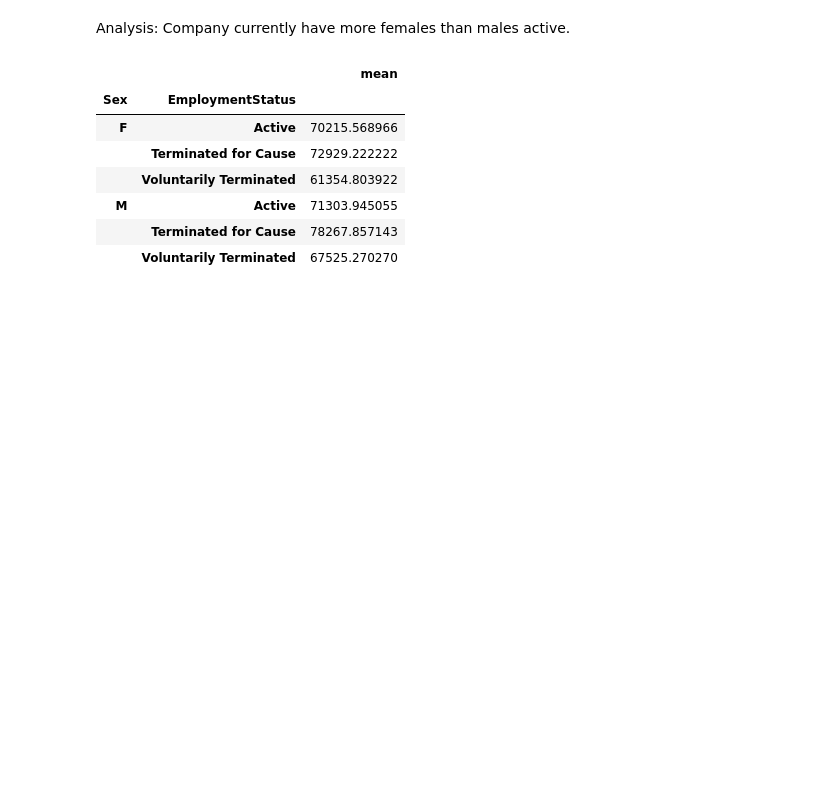
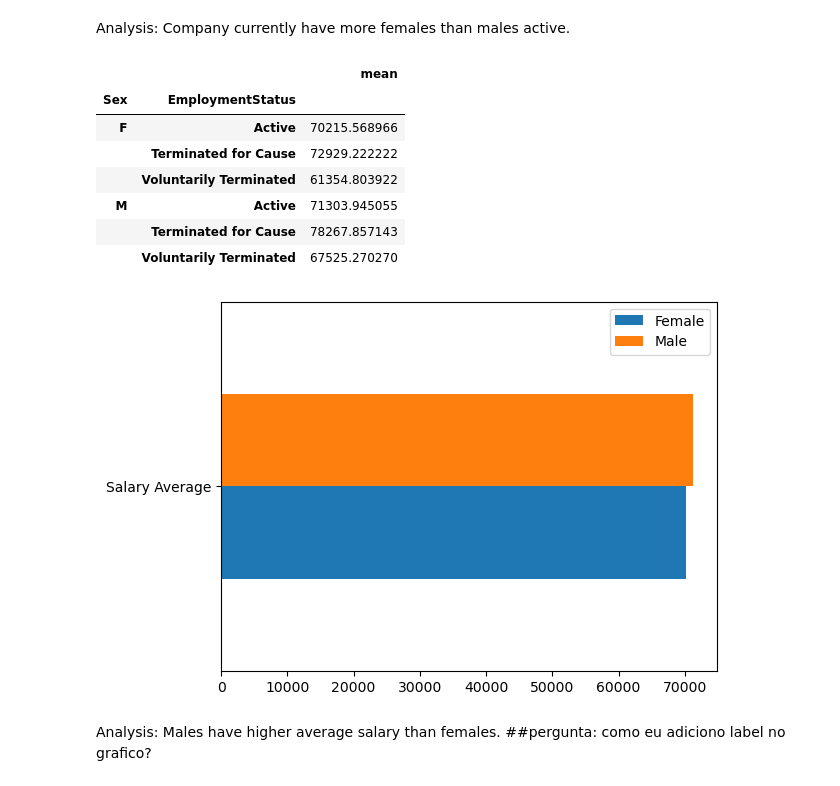
Before and after one commit to rossettifla/HRPythonproject, a Jupyter notebook: Genderdifferencesproject.ipynb, the cells around one changed output. Saved outputs shown, nothing was run; the diff lists cells and outputs as text; code cells hidden in the pictures; blank space fills up the shorter version.

```diff
--- a/Genderdifferencesproject.ipynb
+++ b/Genderdifferencesproject.ipynb
@@ -191,3 +191,22 @@ df.groupby(['Sex', 'EmploymentStatus']).Salary.agg(['mean'])
 | M | Active | 71303.945055 |
 |  | Terminated for Cause | 78267.857143 |
 |  | Voluntarily Terminated | 67525.270270 |
+# %%
+# Define Data
+
+data = {'Female': [70215.5],
+        'Male': [71303.9] }
+df = pd.DataFrame(data,columns=['Female','Male'], index = ['Salary Average',])
+
+# Multiple horizontal bar chart
+
+df.plot.barh()
+
+# Display
+
+plt.show()
+# %% [output]
+[figure, added]
+# %% [markdown]
+Analysis: Males have higher average salary than females.
+##pergunta: como eu adiciono label no grafico?
```
Also changed, not shown: parts of 2 cells of this notebook.
